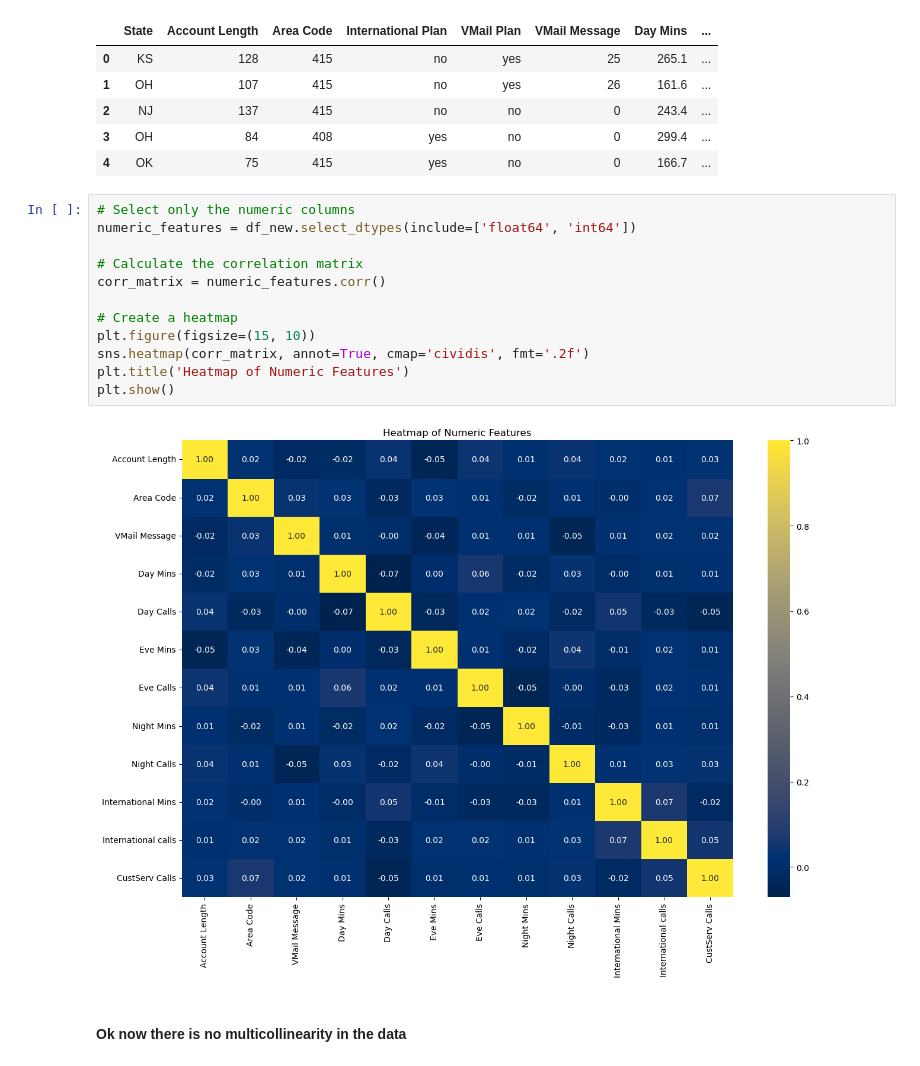
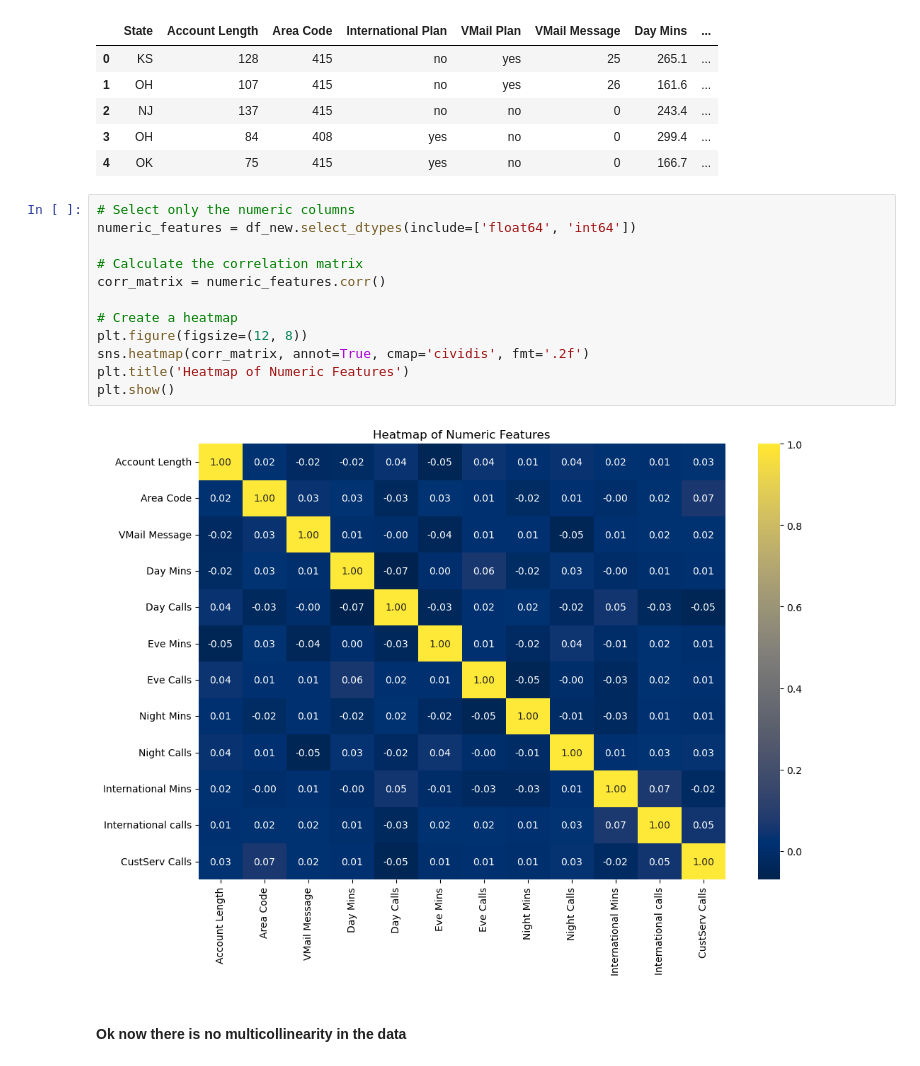
Before and after one commit to SweetyDhas/Live-Project, a Jupyter notebook: No Churn Telecom Project/No_Churn_Telecom.ipynb, the cells around one changed output. Saved outputs shown, nothing was run; the diff lists cells and outputs as text.

```diff
--- a/No Churn Telecom Project/No_Churn_Telecom.ipynb
+++ b/No Churn Telecom Project/No_Churn_Telecom.ipynb
@@ -490,17 +490,17 @@ df_new.head()
 # %%
 # Select only the numeric columns
 numeric_features = df_new.select_dtypes(include=['float64', 'int64'])
 
 # Calculate the correlation matrix
 corr_matrix = numeric_features.corr()
 
 # Create a heatmap
-plt.figure(figsize=(15, 10))
+plt.figure(figsize=(12, 8))
 sns.heatmap(corr_matrix, annot=True, cmap='cividis', fmt='.2f')
 plt.title('Heatmap of Numeric Features')
 plt.show()
 # %% [output]
-[figure, old version]
+[figure, new version]
 # %% [markdown]
 #### Ok now there is no multicollinearity in the data
 # %% [markdown]
```
Also changed, not shown: parts of 20 cells of this notebook.
